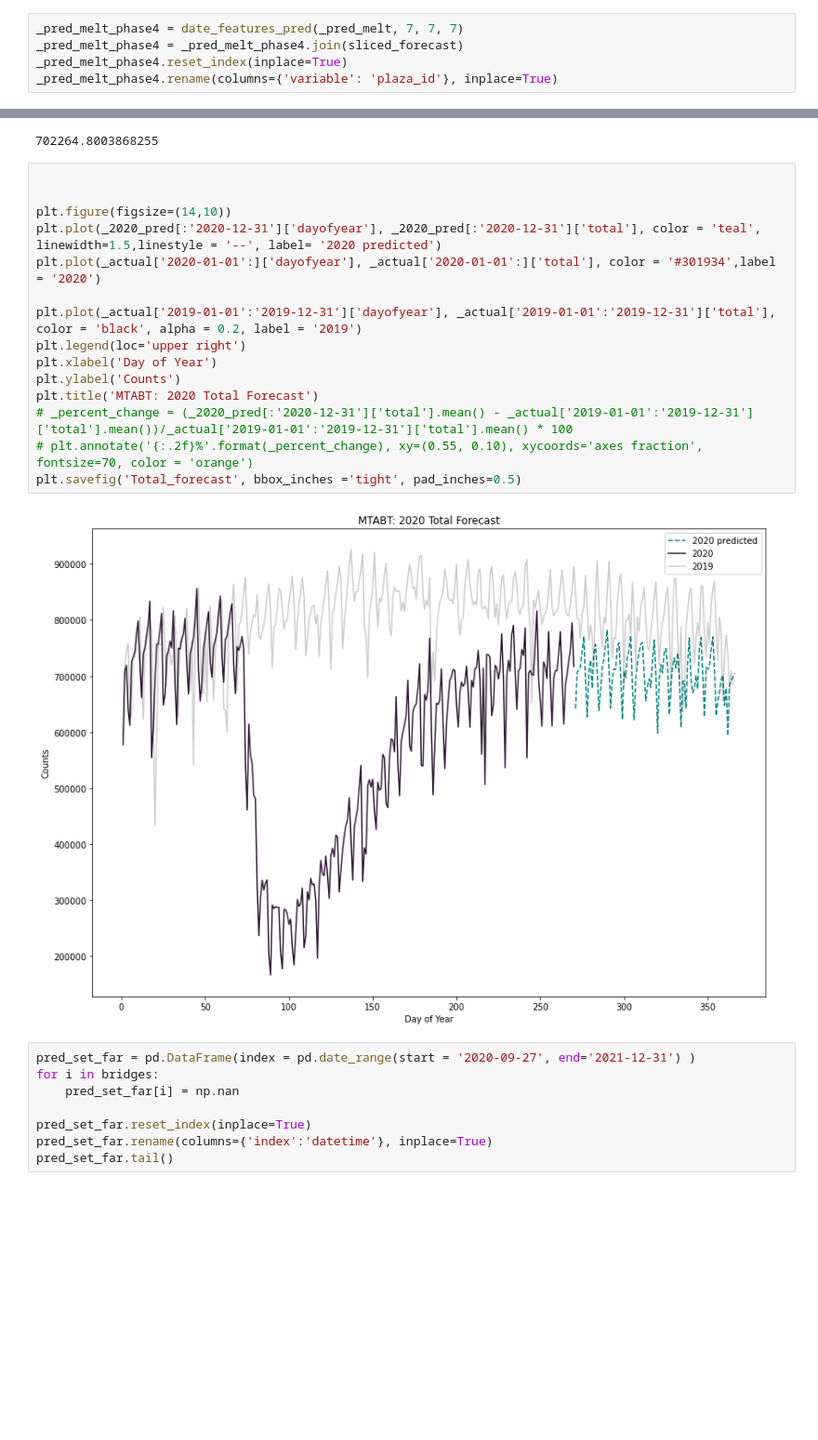
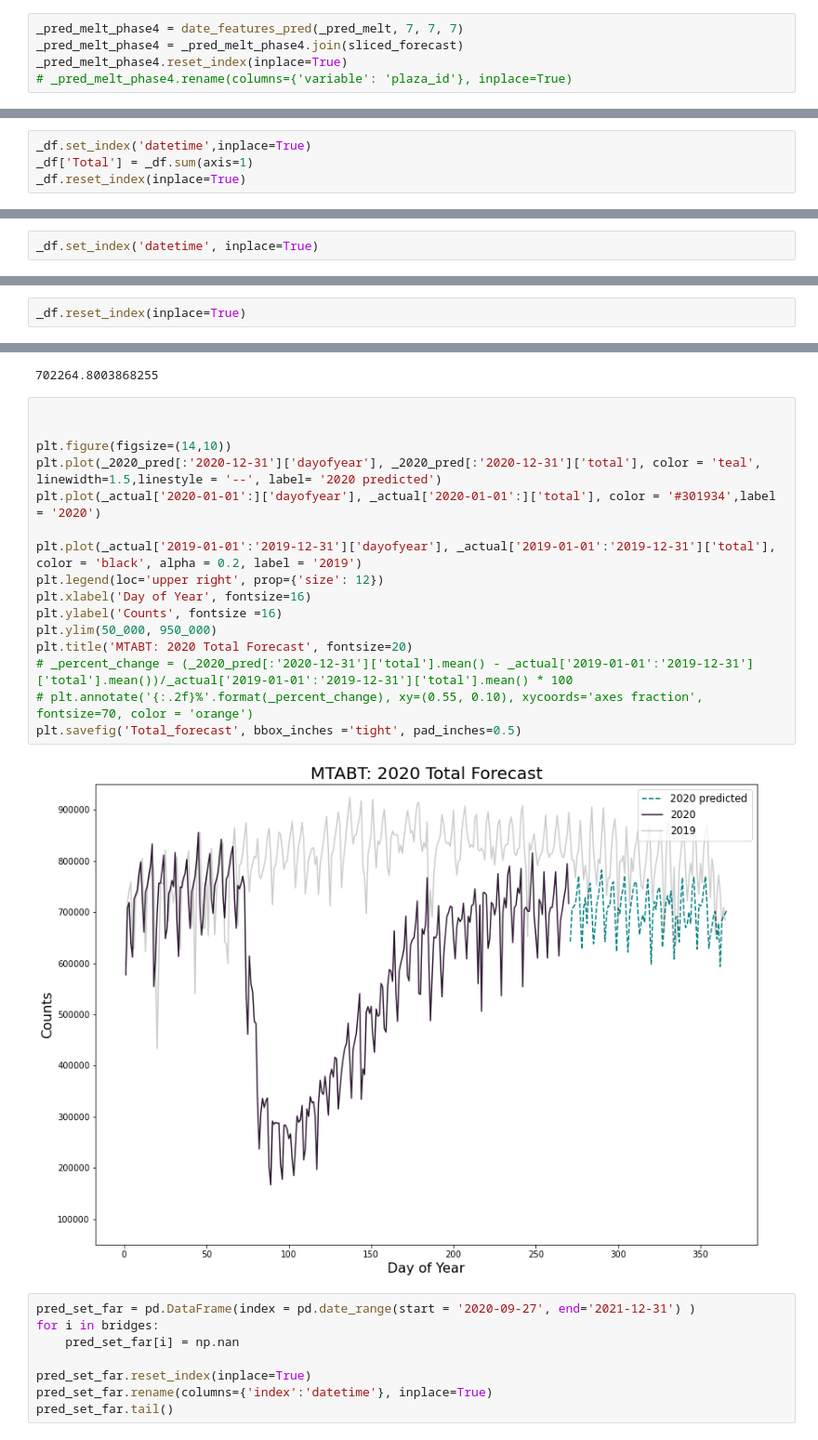
Before and after one commit to albertum1/Time_Series_MTABT, a Jupyter notebook: MTABT_Forecast.ipynb, the cells around one changed output, grey strips where cells are left out. Shown at 93% size. Drawn from its saved outputs; the diff is of its cells as text; blank space fills up the shorter version.

```diff
--- a/MTABT_Forecast.ipynb
+++ b/MTABT_Forecast.ipynb
@@ -544,7 +972,7 @@ end of loop
 _pred_melt_phase4 = date_features_pred(_pred_melt, 7, 7, 7)
 _pred_melt_phase4 = _pred_melt_phase4.join(sliced_forecast)
 _pred_melt_phase4.reset_index(inplace=True)
-_pred_melt_phase4.rename(columns={'variable': 'plaza_id'}, inplace=True)
+# _pred_melt_phase4.rename(columns={'variable': 'plaza_id'}, inplace=True)
 # %%
 _pred_melt_phase4_df = pred_lgbm_dataframe(_pred_melt_phase4)
 # %% [output]
@@ -560,3 +988,7 @@ _pred_melt_lockdown.rename(columns={'variable': 'plaza_id'}, inplace=True)
 _pred_melt_lockdown_df = pred_lgbm_dataframe(_pred_melt_lockdown)
 # %% [output]
 end of loop
+# %%
+_df.set_index('datetime',inplace=True)
+_df['Total'] = _df.sum(axis=1)
+_df.reset_index(inplace=True)
@@ -562,0 +1012,2 @@ end of loop
+# %%
+_df.set_index('datetime', inplace=True)
@@ -577,6 +1095,8 @@ except:
     print('end of loop')
 # %% [output]
 end of loop
+# %%
+_df.reset_index(inplace=True)
 # %%
 _df.set_index('datetime', inplace=True)
 _df['total'] = _df.sum(axis=1)
@@ -671,20 +1211,21 @@ _2020_pred[:'2020-12-31']['total'].mean()
 # %%
 
 
 plt.figure(figsize=(14,10))
 plt.plot(_2020_pred[:'2020-12-31']['dayofyear'], _2020_pred[:'2020-12-31']['total'], color = 'teal', linewidth=1.5,linestyle = '--', label= '2020 predicted')
 plt.plot(_actual['2020-01-01':]['dayofyear'], _actual['2020-01-01':]['total'], color = '#301934',label = '2020')
 
 plt.plot(_actual['2019-01-01':'2019-12-31']['dayofyear'], _actual['2019-01-01':'2019-12-31']['total'], color = 'black', alpha = 0.2, label = '2019')
-plt.legend(loc='upper right')
-plt.xlabel('Day of Year')
-plt.ylabel('Counts')
-plt.title('MTABT: 2020 Total Forecast')
+plt.legend(loc='upper right', prop={'size': 12})
+plt.xlabel('Day of Year', fontsize=16)
+plt.ylabel('Counts', fontsize =16)
+plt.ylim(50_000, 950_000)
+plt.title('MTABT: 2020 Total Forecast', fontsize=20)
 # _percent_change = (_2020_pred[:'2020-12-31']['total'].mean() - _actual['2019-01-01':'2019-12-31']['total'].mean())/_actual['2019-01-01':'2019-12-31']['total'].mean() * 100
 # plt.annotate('{:.2f}%'.format(_percent_change), xy=(0.55, 0.10), xycoords='axes fraction', fontsize=70, color = 'orange')
 plt.savefig('Total_forecast', bbox_inches ='tight', pad_inches=0.5)
 # %% [output]
-[figure, old version]
+[figure, new version]
 # %%
 pred_set_far = pd.DataFrame(index = pd.date_range(start = '2020-09-27', end='2021-12-31') )
 for i in bridges:
```
Also changed, not shown: parts of 72 cells of this notebook.
